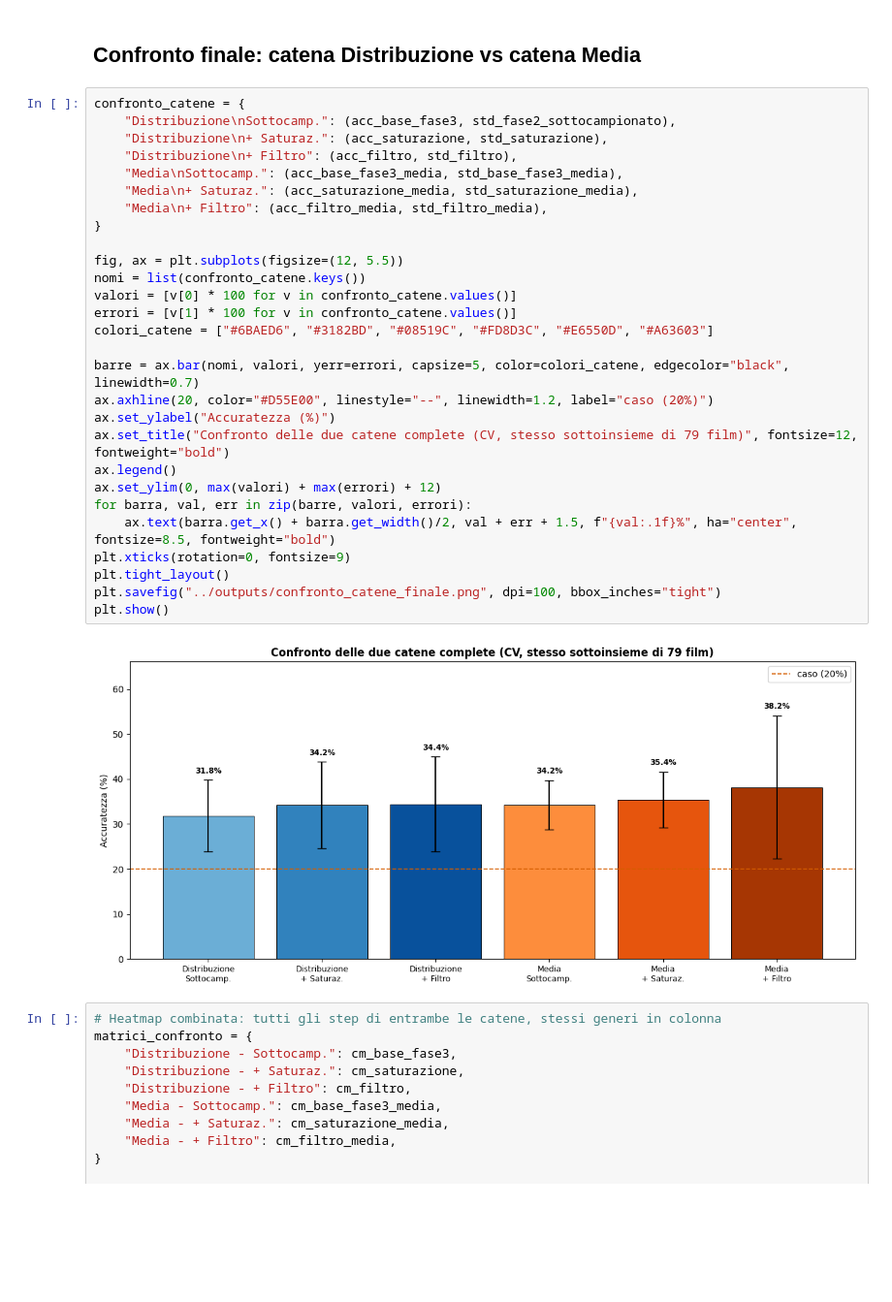
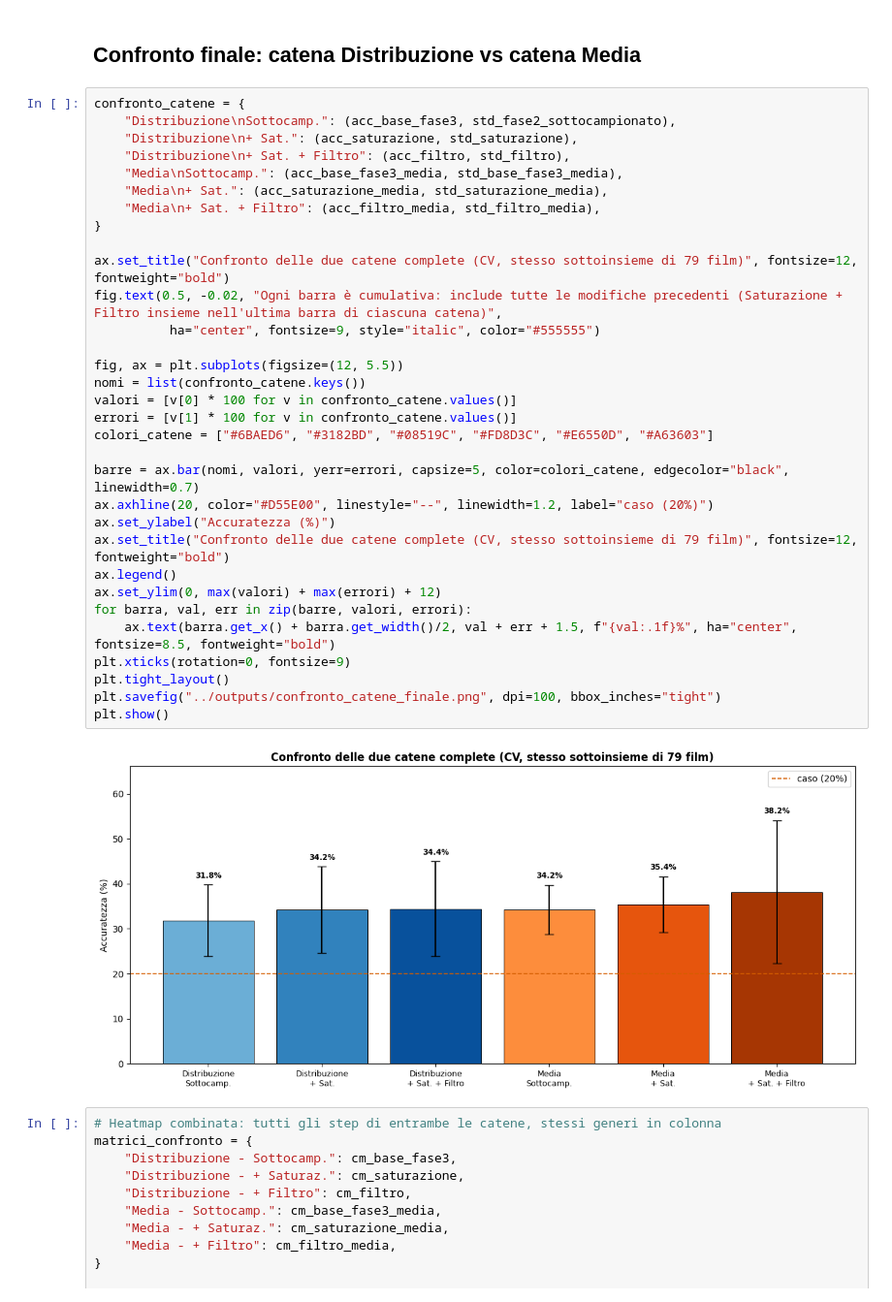
Before and after one commit to maddalenasorci/color-in-motion, a Jupyter notebook: notebooks/03_color_extraction.ipynb, the cells around one changed output. Shown at 97% size. Cells and saved outputs as stored; diff of their text form; blank space fills up the shorter version.

Commit message:
Clarify cumulative labeling in final chain comparison chart

```diff
--- a/notebooks/03_color_extraction.ipynb
+++ b/notebooks/03_color_extraction.ipynb
@@ -1007,33 +1007,37 @@ confronta_due_versioni("Distribuzione\n+ Filtro cartelli", acc_filtro, cm_filtro
 # %%
 confronto_catene = {
     "Distribuzione\nSottocamp.": (acc_base_fase3, std_fase2_sottocampionato),
-    "Distribuzione\n+ Saturaz.": (acc_saturazione, std_saturazione),
-    "Distribuzione\n+ Filtro": (acc_filtro, std_filtro),
+    "Distribuzione\n+ Sat.": (acc_saturazione, std_saturazione),
+    "Distribuzione\n+ Sat. + Filtro": (acc_filtro, std_filtro),
     "Media\nSottocamp.": (acc_base_fase3_media, std_base_fase3_media),
-    "Media\n+ Saturaz.": (acc_saturazione_media, std_saturazione_media),
-    "Media\n+ Filtro": (acc_filtro_media, std_filtro_media),
+    "Media\n+ Sat.": (acc_saturazione_media, std_saturazione_media),
+    "Media\n+ Sat. + Filtro": (acc_filtro_media, std_filtro_media),
 }
+
+ax.set_title("Confronto delle due catene complete (CV, stesso sottoinsieme di 79 film)", fontsize=12, fontweight="bold")
+fig.text(0.5, -0.02, "Ogni barra è cumulativa: include tutte le modifiche precedenti (Saturazione + Filtro insieme nell'ultima barra di ciascuna catena)",
+          ha="center", fontsize=9, style="italic", color="#555555")
 
 fig, ax = plt.subplots(figsize=(12, 5.5))
 nomi = list(confronto_catene.keys())
 valori = [v[0] * 100 for v in confronto_catene.values()]
 errori = [v[1] * 100 for v in confronto_catene.values()]
 colori_catene = ["#6BAED6", "#3182BD", "#08519C", "#FD8D3C", "#E6550D", "#A63603"]
 
 barre = ax.bar(nomi, valori, yerr=errori, capsize=5, color=colori_catene, edgecolor="black", linewidth=0.7)
 ax.axhline(20, color="#D55E00", linestyle="--", linewidth=1.2, label="caso (20%)")
 ax.set_ylabel("Accuratezza (%)")
 ax.set_title("Confronto delle due catene complete (CV, stesso sottoinsieme di 79 film)", fontsize=12, fontweight="bold")
 ax.legend()
 ax.set_ylim(0, max(valori) + max(errori) + 12)
 for barra, val, err in zip(barre, valori, errori):
     ax.text(barra.get_x() + barra.get_width()/2, val + err + 1.5, f"{val:.1f}%", ha="center", fontsize=8.5, fontweight="bold")
 plt.xticks(rotation=0, fontsize=9)
 plt.tight_layout()
 plt.savefig("../outputs/confronto_catene_finale.png", dpi=100, bbox_inches="tight")
 plt.show()
 # %% [output]
-[figure, old version]
+[figure, new version]
 # %%
 # Heatmap combinata: tutti gli step di entrambe le catene, stessi generi in colonna
 matrici_confronto = {
```
